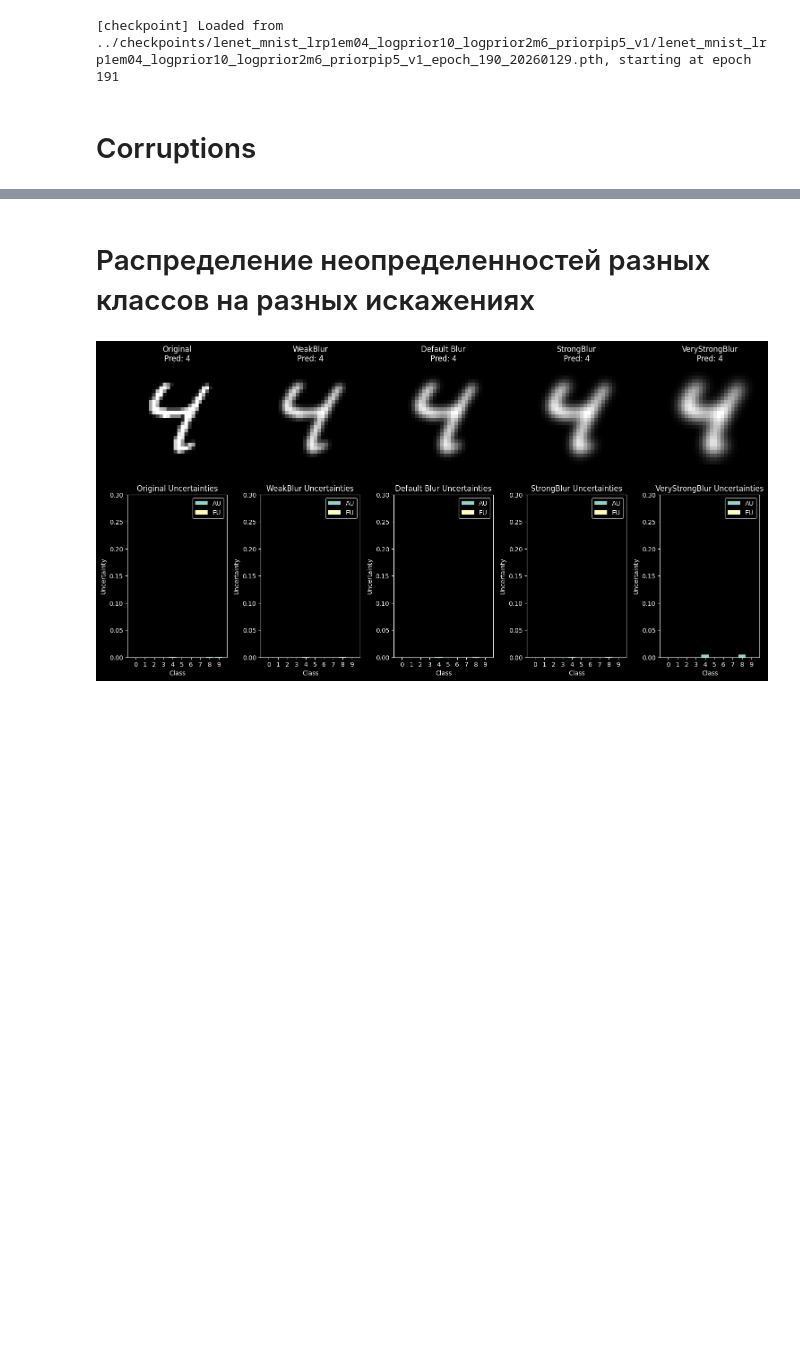
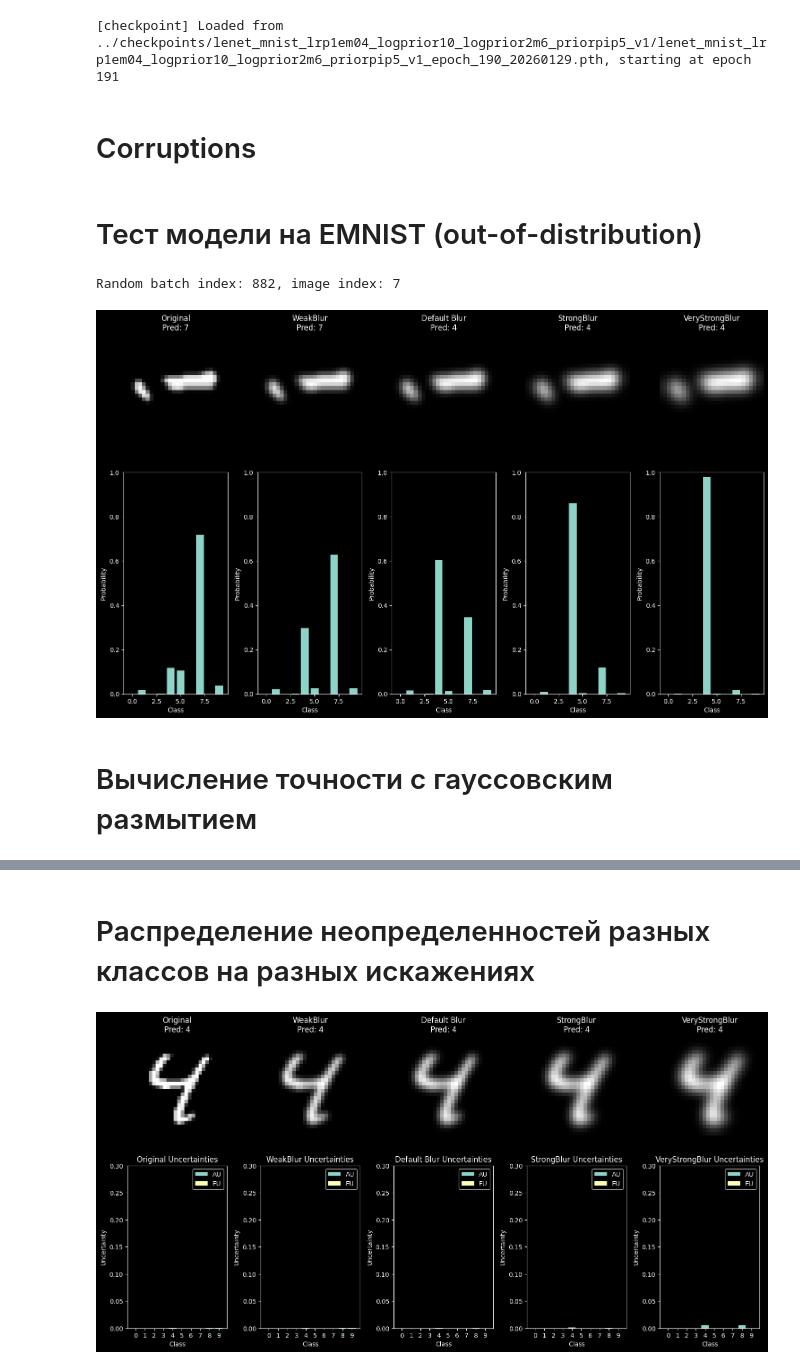
Before and after one commit to qosquo/bayes_nn, a Jupyter notebook: notebooks/mnist_lenet_exp_20260129-164127_corruptions.ipynb, the cells around one changed output, grey strips where cells are left out. Cells and saved outputs as stored; diff of their text form; code cells hidden in the pictures; blank space fills up the shorter version.

```diff
--- a/notebooks/mnist_lenet_exp_20260129-164127_corruptions.ipynb
+++ b/notebooks/mnist_lenet_exp_20260129-164127_corruptions.ipynb
@@ -56,3 +60,13 @@ corruptions = {
     'StrongBlur': lambda x: gaussian_blur(x, kernel_size=7),
     'VeryStrongBlur': lambda x: gaussian_blur(x, kernel_size=9),
 }
+# %% [markdown]
+# Тест модели на EMNIST (out-of-distribution)
+# %%
+emnist_test_loader = get_dataloaders(
+    data_dir="../data",
+    batch_size=config.test_batch_size,
+    num_workers=config.num_workers,
+    use_cuda=torch.cuda.is_available(),
+    dataset='EMNIST'
+)[2]  # Получаем только тестовый загрузчик
@@ -58,0 +75,13 @@ corruptions = {
+# %%
+import random
+
+rand_batch_idx = random.randint(0, len(emnist_test_loader)-1)
+rand_img_idx = random.randint(0, config.test_batch_size-1)
+print(f"Random batch index: {rand_batch_idx}, image index: {rand_img_idx}")
+img, label = get_img_from_loader(emnist_test_loader, batch_idx=rand_batch_idx, img_idx=rand_img_idx, device=config.device)
+test_on_corruptions(lenet_model, img, corruptions, classes=tuple([i for i in range(10, 0, 2)]), T=10)
+# %% [output]
+Random batch index: 882, image index: 7
+[figure, added]
+# %% [markdown]
+# Вычисление точности с гауссовским размытием
```
Also changed, not shown: parts of 19 cells of this notebook, 2 other files.
